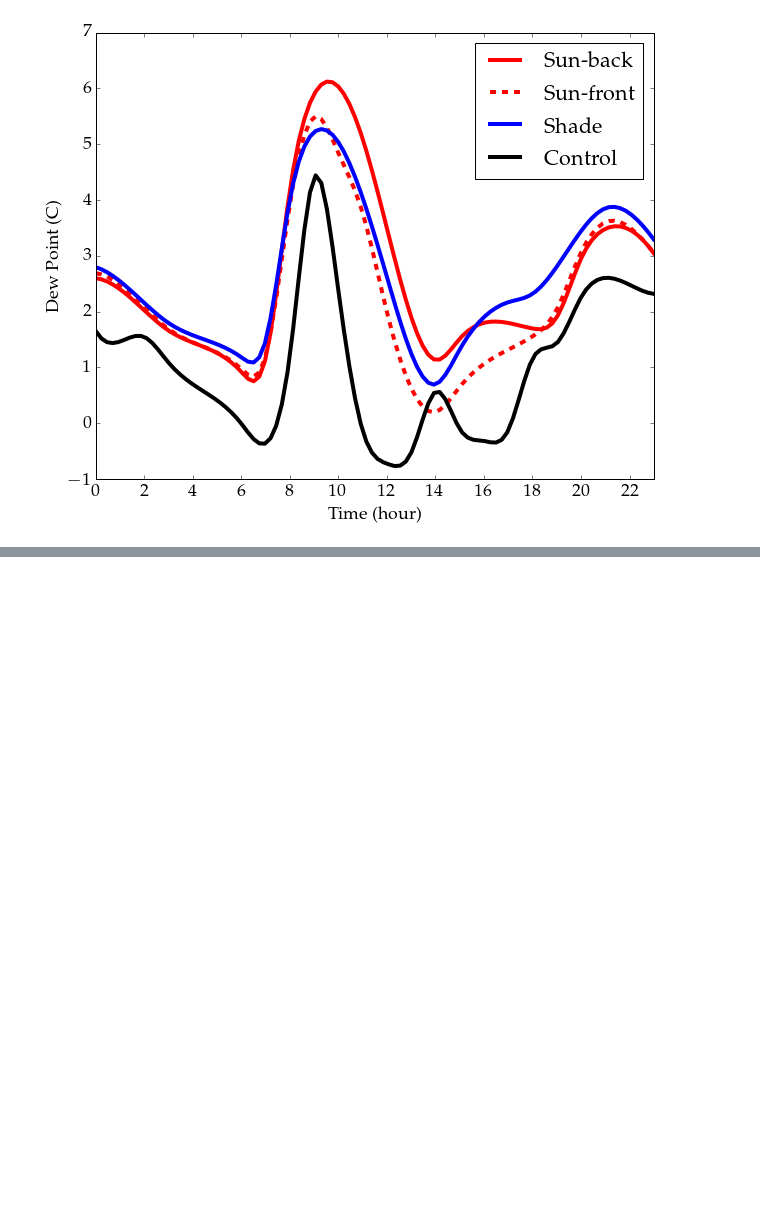
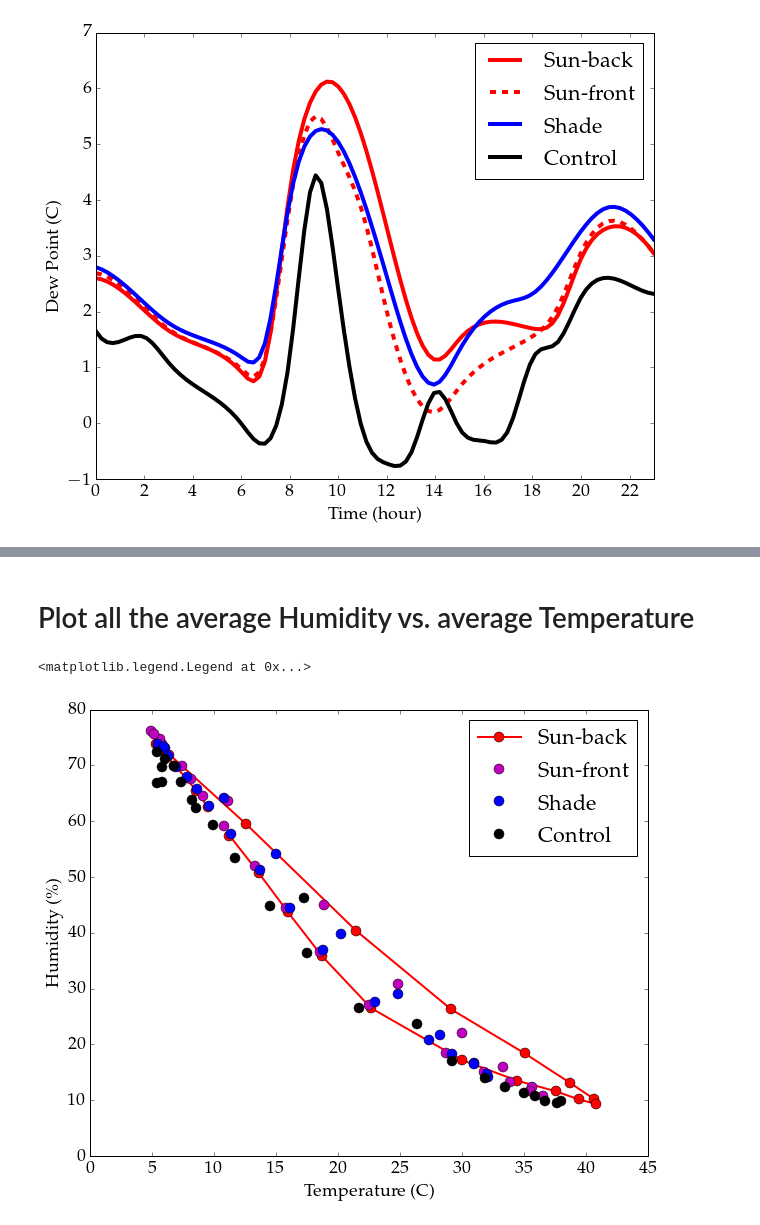
Before and after one commit to Luomin1993/Ani, a Jupyter notebook: Ani_GetData.ipynb, the cells around one changed output, grey strips where cells are left out. Drawn from its saved outputs; the diff is of its cells as text; code cells hidden in the pictures; blank space fills up the shorter version.

```diff
--- a/Ani_GetData.ipynb
+++ b/Ani_GetData.ipynb
@@ -22,3 +23,6 @@ Ani=pd.read_excel('/Users/attiladobi/Documents/Ani/sept_oct2013.xlsx',skiprows=0
 #Ani=pd.read_excel('data/sept_oct2013.xlsx',skiprows=0)
 Time=array(Ani['Time'].T,dtype='datetime64')
 Ani['Hour']=pd.DatetimeIndex(Ani['Time']).hour #sort by hours of the day
+Ani['Day']=pd.DatetimeIndex(Ani['Time']).day #sort by hours of the day
+Ani['Month']=pd.DatetimeIndex(Ani['Time']).month #sort by hours of the day
+Ani['datenum']=Time.astype(int64)// 10**9 #sort by hours of the day
@@ -137,7 +140,7 @@ def get_ave_values(str1='T'):
             if (key[0:3]==str1+'Sh'):
                 means_shade.append(Ani[key].loc[Ani['Hour']==hour].mean())
                 #print(key,Ani[key].loc[Ani['Hour']==hour].mean())
-            elif ((key[0:3]==str1+'S2') | (key[0:4]==str1+'S10') | (key[0:4]==str1+'S19') ) :
+            elif ((key[0:3]==str1+'S2') | (key[0:4]==str1+'S10') | (key[0:4]==str1+'S19') ):
                 means_sun_back.append(Ani[key].loc[Ani['Hour']==hour].mean())
             elif (key[0:2]==str1+'S'):
                 means_sun_front.append(Ani[key].loc[Ani['Hour']==hour].mean())
@@ -147,7 +150,7 @@ def get_ave_values(str1='T'):
         sun_ave_back.append(mean(means_sun_back))
         sun_ave_front.append(mean(means_sun_front))
         con_ave_all.append(mean(means_con))
-    return sun_ave_back, sun_ave_front, shade_ave_all, con_ave_all
+    return np.array(sun_ave_back), np.array(sun_ave_front), np.array(shade_ave_all), np.array(con_ave_all)
 # %% [markdown]
 <h1> Plot the sun data broken down by hour and type </h1>
 # %%
@@ -239,0 +246,9 @@ plt.savefig('fig/dew_means.png')
+# %%
+hours=np.arange(0,24)
+Ani_hourly = {} #create a blank dictionary
+
+for str1 in ['T','H','D']:
+    sun_ave_back, sun_ave_front, shade_ave_all, con_ave_all = get_ave_values(str1)
+    Ani_hourly.update({str1+'Sb':sun_ave_back,str1+'Sf':sun_ave_front,str1+'Sh':shade_ave_all,str1+'C':con_ave_all})
+#build Pandas dataframe from dictionary
+Ani_panda = pd.DataFrame(Ani_hourly,index=hours)
@@ -239,0 +275,15 @@ plt.savefig('fig/dew_means.png')
+# %% [markdown]
+<h1> Plot all the average Humidity vs. average Temperature </h1>
+# %%
+plt.plot(Ani_panda.TSb,Ani_panda.HSb,'-ro',markersize=10)
+plt.plot(Ani_panda.TSf,Ani_panda.HSf,'mo',markersize=10)
+plt.plot(Ani_panda.TSh,Ani_panda.HSh,'bo',markersize=10)
+plt.plot(Ani_panda.TC,Ani_panda.HC,'ko',markersize=10)
+
+plt.xlabel('Temperature (C)')
+plt.ylabel('Humidity (\%)')
+
+legend((['Sun-back','Sun-front','Shade','Control']),numpoints=1)
+# %% [output]
+<matplotlib.legend.Legend at 0x...>
+[figure, added]
```
Also changed, not shown: parts of 18 cells of this notebook.
